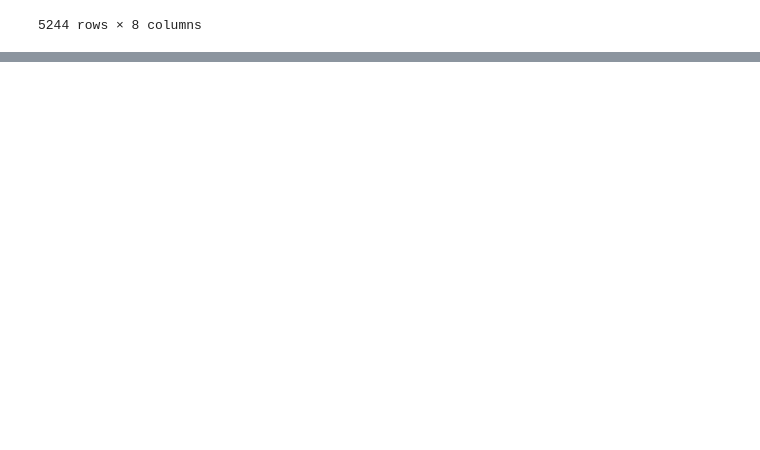
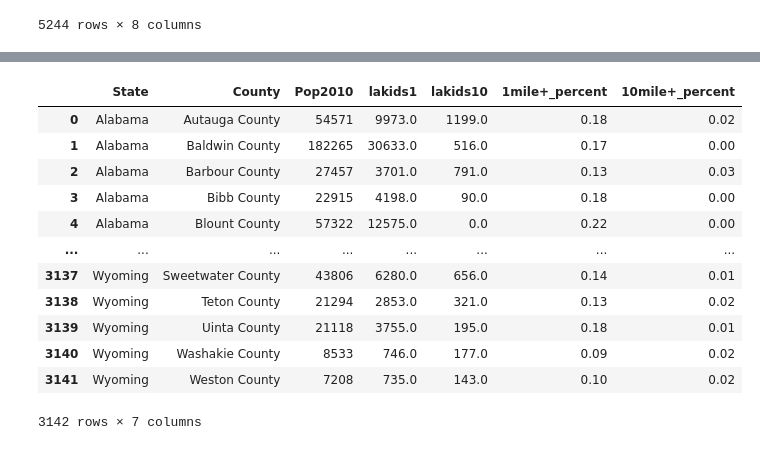
Before and after one commit to rghertel/USA_children_food_insecurity, a Jupyter notebook: food desert.ipynb, the cells around one changed output, grey strips where cells are left out. Drawn from its saved outputs; the diff is of its cells as text; code cells hidden in the pictures; blank space fills up the shorter version.

```diff
--- a/food desert.ipynb
+++ b/food desert.ipynb
@@ -95,0 +98,5 @@ food_desert_counties.to_csv('data/food_desert_counties.csv')
+# %%
+#create one more without urban column, to get general percents, regardless of type of location. Not sure which I will use...
+
+food_desert_counties_sans = food_desert.drop(columns='Urban')
+food_desert_counties_sans
@@ -95,0 +117,5 @@ food_desert_counties.to_csv('data/food_desert_counties.csv')
+# %%
+#group by county, state, and add
+
+food_desert_counties_sans = food_desert_counties_sans.groupby(['State','County']).sum().reset_index()
+food_desert_counties_sans
@@ -95,0 +136,20 @@ food_desert_counties.to_csv('data/food_desert_counties.csv')
+# %%
+#new columns with percentages
+
+food_desert_counties_sans['1mile+_percent'] = round(food_desert_counties_sans['lakids1']/food_desert_counties_sans['Pop2010'],2)
+food_desert_counties_sans['10mile+_percent'] = round(food_desert_counties_sans['lakids10']/food_desert_counties_sans['Pop2010'],2)
+food_desert_counties_sans
+# %% [output]
+|  | State | County | Pop2010 | lakids1 | lakids10 | 1mile+_percent | 10mile+_percent |
+| 0 | Alabama | Autauga County | 54571 | 9973.0 | 1199.0 | 0.18 | 0.02 |
+| 1 | Alabama | Baldwin County | 182265 | 30633.0 | 516.0 | 0.17 | 0.00 |
+| 2 | Alabama | Barbour County | 27457 | 3701.0 | 791.0 | 0.13 | 0.03 |
+| 3 | Alabama | Bibb County | 22915 | 4198.0 | 90.0 | 0.18 | 0.00 |
+| 4 | Alabama | Blount County | 57322 | 12575.0 | 0.0 | 0.22 | 0.00 |
+| ... | ... | ... | ... | ... | ... | ... | ... |
+| 3137 | Wyoming | Sweetwater County | 43806 | 6280.0 | 656.0 | 0.14 | 0.01 |
+| 3138 | Wyoming | Teton County | 21294 | 2853.0 | 321.0 | 0.13 | 0.02 |
+| 3139 | Wyoming | Uinta County | 21118 | 3755.0 | 195.0 | 0.18 | 0.01 |
+| 3140 | Wyoming | Washakie County | 8533 | 746.0 | 177.0 | 0.09 | 0.02 |
+| 3141 | Wyoming | Weston County | 7208 | 735.0 | 143.0 | 0.10 | 0.02 |
+3142 rows × 7 columns
```
Also changed, not shown: parts of 5 cells of this notebook, 4 other files.
